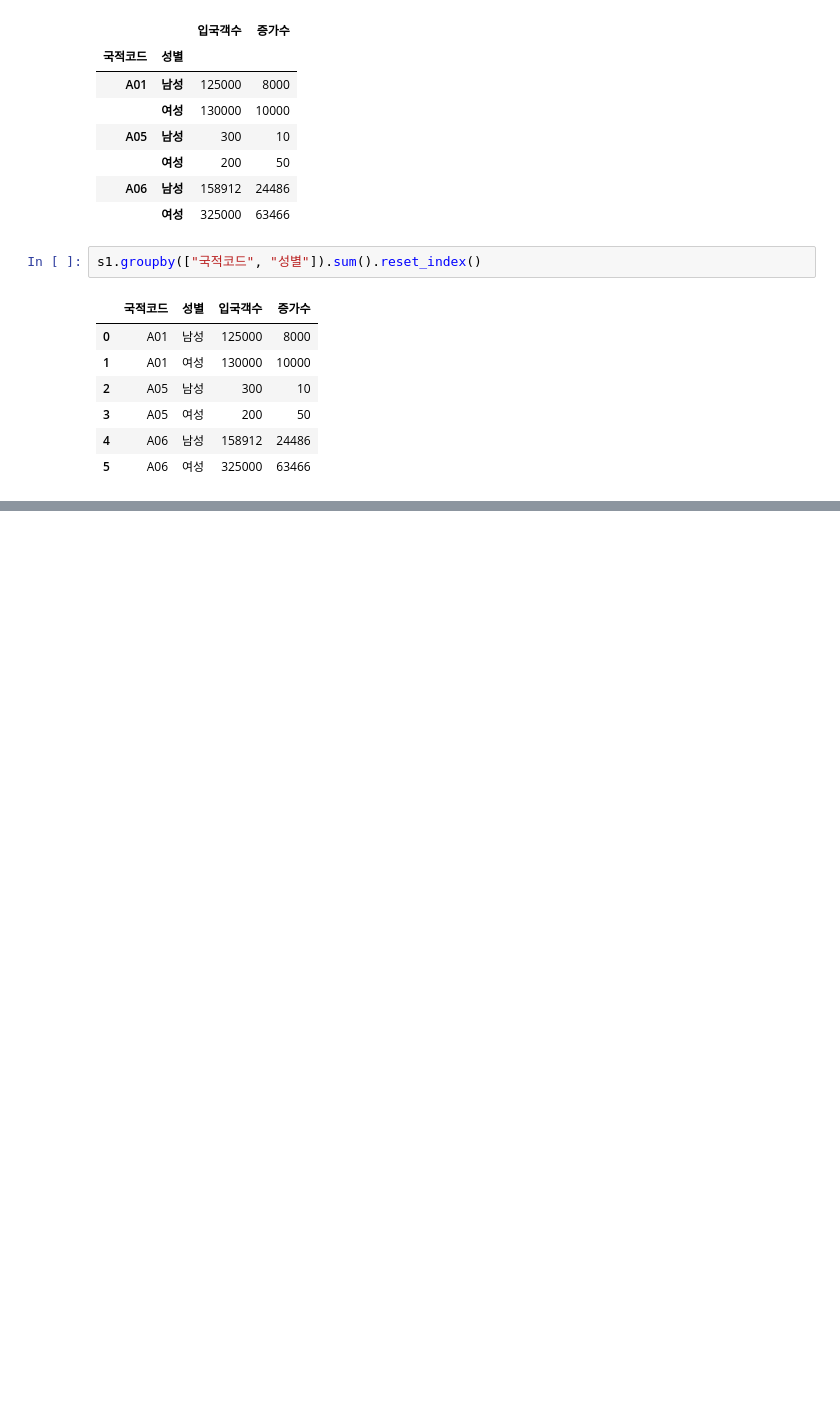
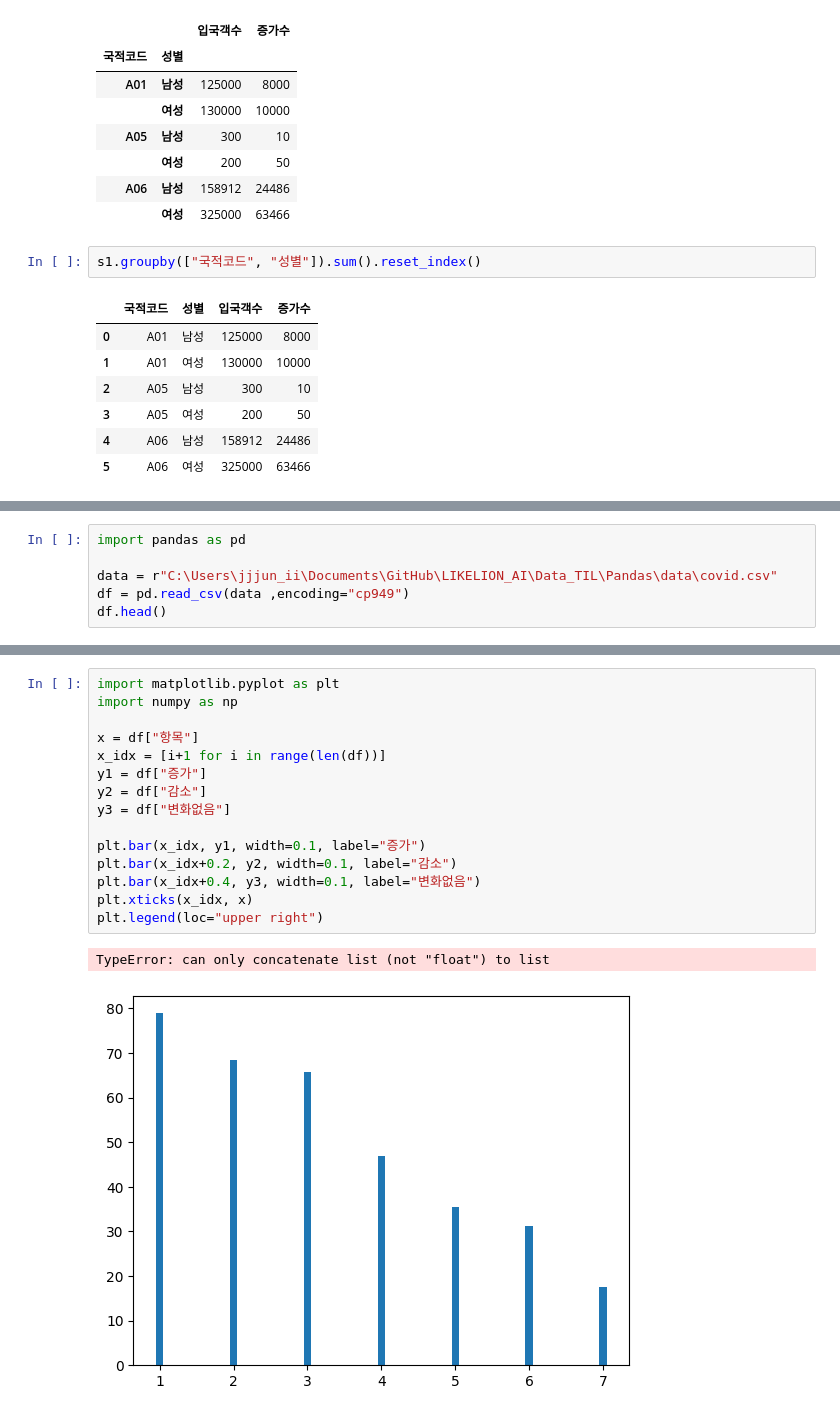
Before and after one commit to KimHyoJun99/LIKELION_AI, a Jupyter notebook: Data_TIL/Pandas/pandas_advanced.ipynb, the cells around one changed output, grey strips where cells are left out. Drawn from its saved outputs; the diff is of its cells as text; blank space fills up the shorter version.

```diff
--- a/Data_TIL/Pandas/pandas_advanced.ipynb
+++ b/Data_TIL/Pandas/pandas_advanced.ipynb
@@ -685,0 +688,6 @@ s1.groupby(["국적코드", "성별"]).sum().reset_index()
+# %%
+import pandas as pd
+
+data = r"C:\Users\jjjun_ii\Documents\GitHub\LIKELION_AI\Data_TIL\Pandas\data\covid.csv"
+df = pd.read_csv(data ,encoding="cp949")
+df.head()
@@ -685,0 +758,18 @@ s1.groupby(["국적코드", "성별"]).sum().reset_index()
+# %%
+import matplotlib.pyplot as plt
+import numpy as np
+
+x = df["항목"]
+x_idx = [i+1 for i in range(len(df))]
+y1 = df["증가"]
+y2 = df["감소"]
+y3 = df["변화없음"]
+
+plt.bar(x_idx, y1, width=0.1, label="증가")
+plt.bar(x_idx+0.2, y2, width=0.1, label="감소")
+plt.bar(x_idx+0.4, y3, width=0.1, label="변화없음")
+plt.xticks(x_idx, x)
+plt.legend(loc="upper right")
+# %% [output]
+TypeError: can only concatenate list (not "float") to list
+[figure, added]
```
Also changed, not shown: parts of 11 cells of this notebook.
